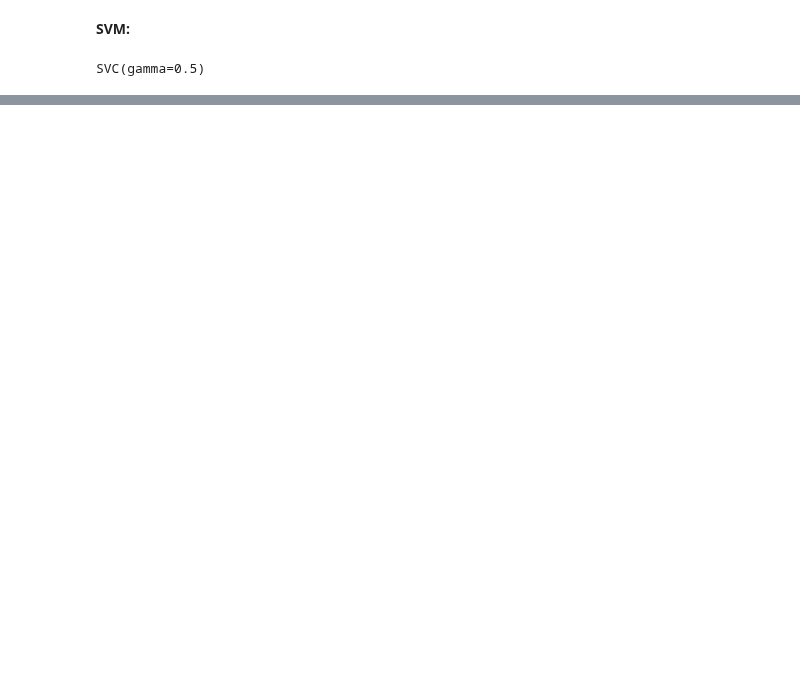
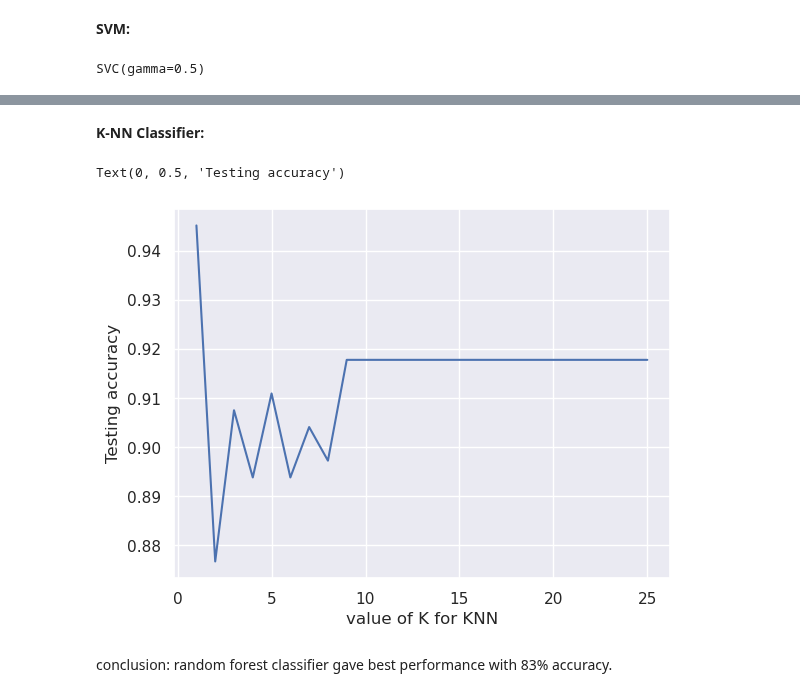
Before and after one commit to LaxmiVatsalyaDaita/Kaggle, a Jupyter notebook: cafe-review-sentiment-analysis.ipynb, the cells around one changed output, grey strips where cells are left out. Drawn from its saved outputs; the diff is of its cells as text; code cells hidden in the pictures; blank space fills up the shorter version.

```diff
--- a/cafe-review-sentiment-analysis.ipynb
+++ b/cafe-review-sentiment-analysis.ipynb
@@ -225,0 +236,8 @@ weighted avg       0.83      0.82      0.81       291
+# %%
+from sklearn.ensemble import RandomForestClassifier
+
+rf = RandomForestClassifier(n_estimators=100)
+rf.fit(x_train, y_train)
+
+rf_pred = rf.predict(x_test)
+pd.crosstab(y_test,rf_pred)
@@ -225,0 +263,24 @@ weighted avg       0.83      0.82      0.81       291
+# %% [markdown]
+**K-NN Classifier:**
+# %%
+from sklearn.neighbors import KNeighborsClassifier
+
+k_range = range(1,26)
+scores = {}
+scores_list = []
+
+for k in k_range:
+    knn = KNeighborsClassifier(n_neighbors=k)
+    knn.fit(x_train, y_train)
+    y_pred = knn.predict(x_test)
+    scores[k] = accuracy_score(y_test,y_pred)
+    scores_list.append(accuracy_score(y_test,y_pred))
+# %%
+plt.plot(k_range, scores_list)
+plt.xlabel('value of K for KNN')
+plt.ylabel('Testing accuracy')
+# %% [output]
+Text(0, 0.5, 'Testing accuracy')
+[figure, added]
+# %% [markdown]
+conclusion: random forest classifier gave best performance with 83% accuracy.
```
Also changed, not shown: parts of 17 cells of this notebook.
